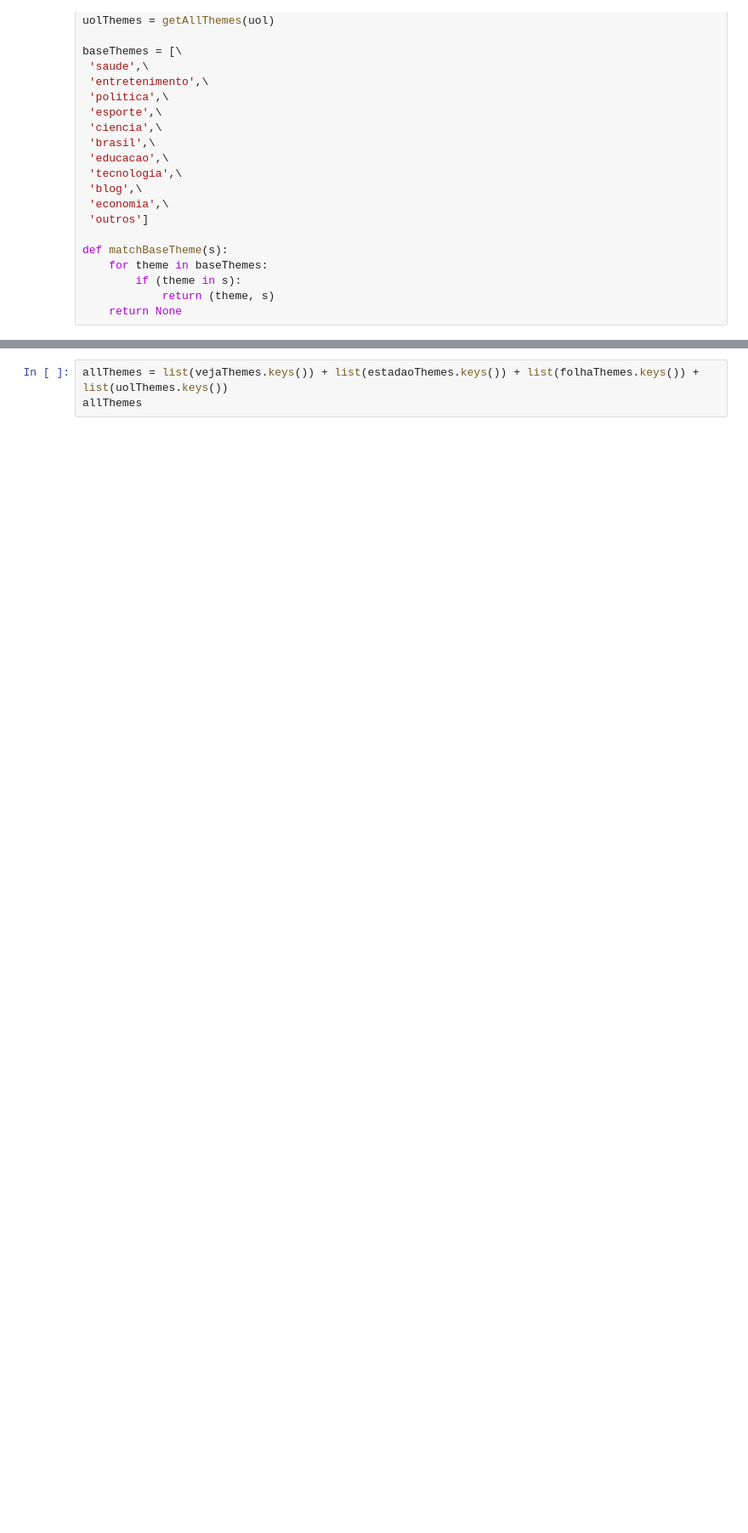
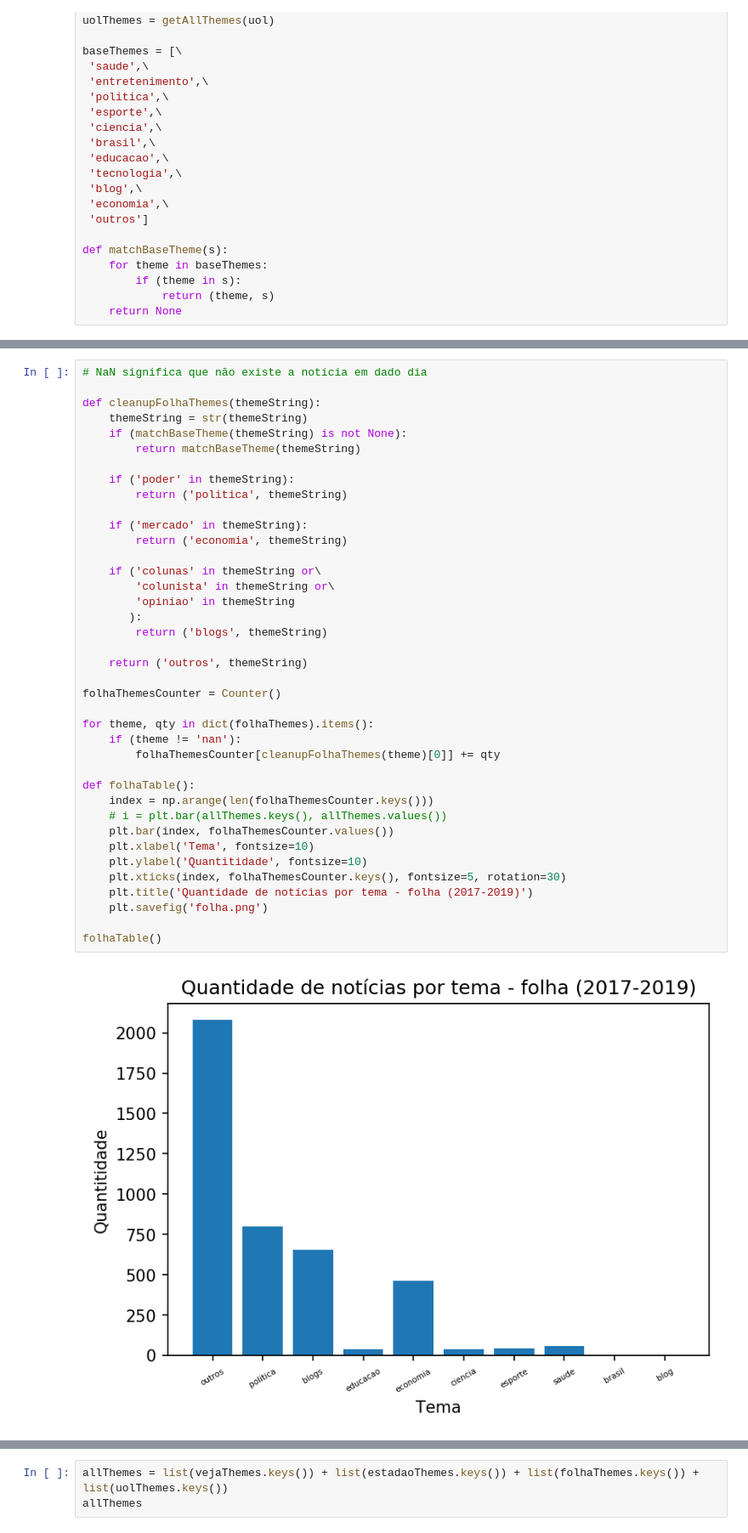
Before and after one commit to pnakibar/most-readed-wizard, a Jupyter notebook: results-final/csv/Veja.ipynb, the cells around one changed output, grey strips where cells are left out. Shown at 85% size. Saved outputs shown, nothing was run; the diff lists cells and outputs as text; blank space fills up the shorter version.

```diff
--- a/results-final/csv/Veja.ipynb
+++ b/results-final/csv/Veja.ipynb
@@ -192,0 +260,41 @@ list(\
+# %%
+# NaN significa que não existe a notícia em dado dia
+
+def cleanupFolhaThemes(themeString):
+    themeString = str(themeString)
+    if (matchBaseTheme(themeString) is not None):
+        return matchBaseTheme(themeString)
+
+    if ('poder' in themeString):
+        return ('politica', themeString)
+
+    if ('mercado' in themeString):
+        return ('economia', themeString)
+
+    if ('colunas' in themeString or\
+        'colunista' in themeString or\
+        'opiniao' in themeString
+       ):
+        return ('blogs', themeString)
+
+    return ('outros', themeString)
+
+folhaThemesCounter = Counter()
+
+for theme, qty in dict(folhaThemes).items():
+    if (theme != 'nan'):
+        folhaThemesCounter[cleanupFolhaThemes(theme)[0]] += qty
+
+def folhaTable():
+    index = np.arange(len(folhaThemesCounter.keys()))
+    # i = plt.bar(allThemes.keys(), allThemes.values())
+    plt.bar(index, folhaThemesCounter.values())
+    plt.xlabel('Tema', fontsize=10)
+    plt.ylabel('Quantitidade', fontsize=10)
+    plt.xticks(index, folhaThemesCounter.keys(), fontsize=5, rotation=30)
+    plt.title('Quantidade de notícias por tema - folha (2017-2019)')
+    plt.savefig('folha.png')
+
+folhaTable()
+# %% [output]
+[figure, added]
```
Also changed, not shown: parts of 11 cells of this notebook, 4 other files.
